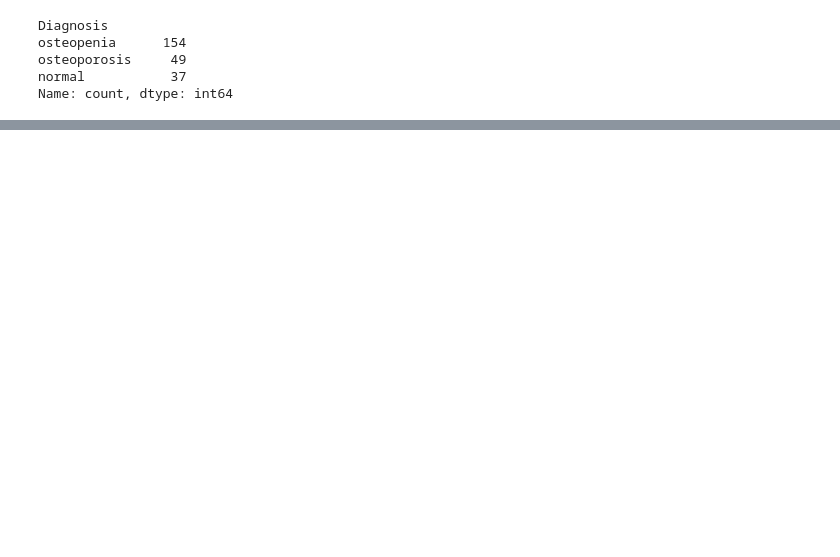
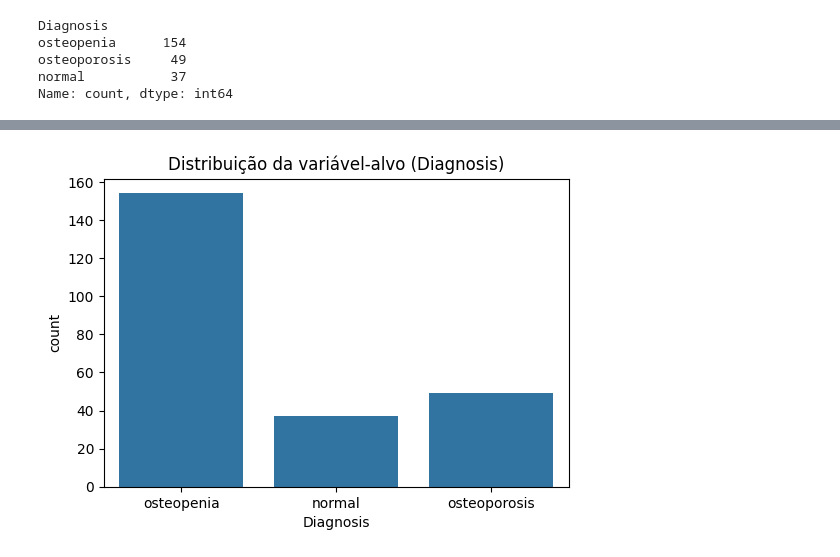
Before and after one commit to luizfernando05/projeto-osteoporose, a Jupyter notebook: root/ml-models/notebooks/OKXExploringData.ipynb, the cells around one changed output, grey strips where cells are left out. Saved outputs shown, nothing was run; the diff lists cells and outputs as text; code cells hidden in the pictures; blank space fills up the shorter version.

```diff
--- a/root/ml-models/notebooks/OKXExploringData.ipynb
+++ b/root/ml-models/notebooks/OKXExploringData.ipynb
@@ -114,0 +119,7 @@ plt.show()
+# %%
+plt.figure(figsize=(6,4))
+sns.countplot(data=okx, x="Diagnosis")
+plt.title("Distribuição da variável-alvo (Diagnosis)")
+plt.show()
+# %% [output]
+[figure, added]
```
Also changed, not shown: parts of 40 cells of this notebook, 8 other files.
